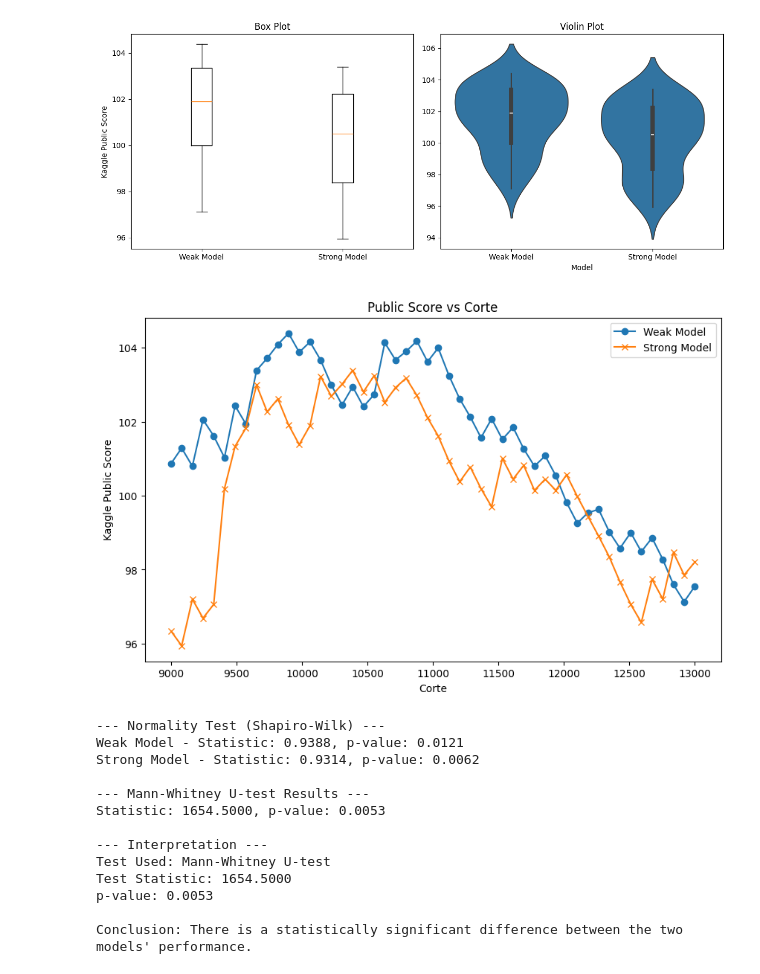
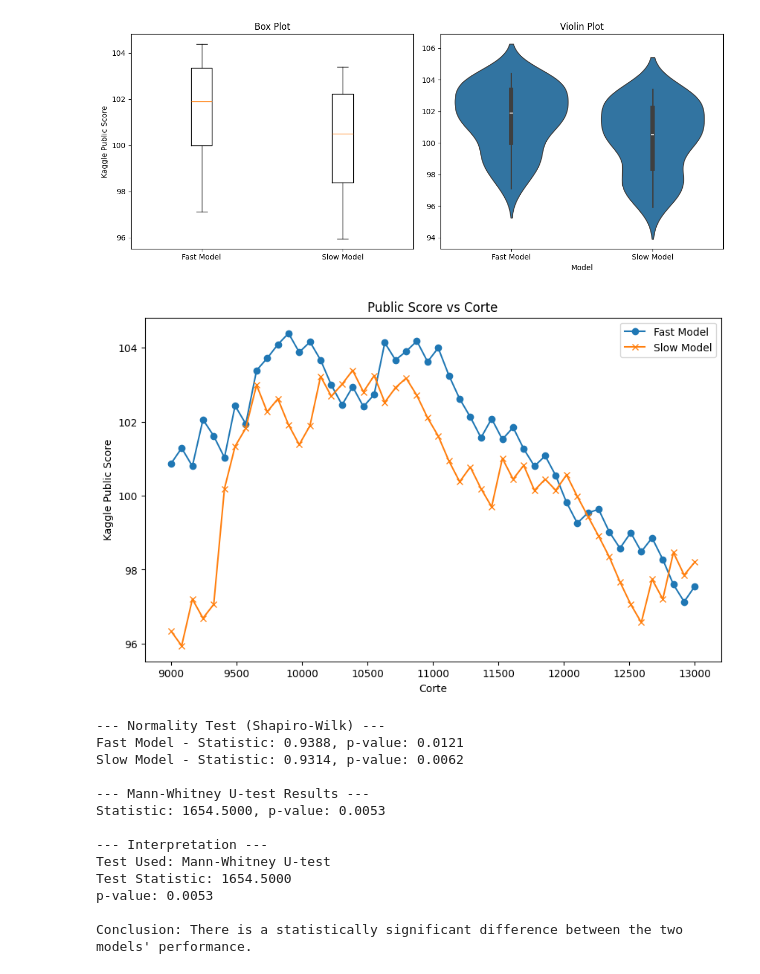
Before and after one commit to ignaciolinari/dmeyf2024, a Jupyter notebook: scripts/9_Compare_models.ipynb, the cells around one changed output. Drawn from its saved outputs; the diff is of its cells as text; code cells hidden in the pictures.

```diff
--- a/scripts/9_Compare_models.ipynb
+++ b/scripts/9_Compare_models.ipynb
@@ -168,53 +168,53 @@ def perform_statistical_tests(fast_df, slow_df):
 print("Current working directory:", os.getcwd())
 
 # Load datasets
-weak_df = load_scores('scores_modelito_exp.csv')
+fast_df = load_scores('scores_modelito_exp.csv')
 slow_df = load_scores('scores_modelito.csv')
 
 # Descriptive Statistics
-weak_stats = describe_scores(weak_df, "Fast Model")
+fast_stats = describe_scores(fast_df, "Fast Model")
 slow_stats = describe_scores(slow_df, "Slow Model")
 
 # Visualizations
-create_visualizations(weak_df, slow_df)
-plot_public_score_vs_corte(weak_df, slow_df)
+create_visualizations(fast_df, slow_df)
+plot_public_score_vs_corte(fast_df, slow_df)
 
 # Statistical Testing
-test_results = perform_statistical_tests(weak_df, slow_df)
+test_results = perform_statistical_tests(fast_df, slow_df)
 
 # Interpretation
 print("\n--- Interpretation ---")
 print(f"Test Used: {test_results['test_name']}")
 print(f"Test Statistic: {test_results['statistic']:.4f}")
 print(f"p-value: {test_results['p_value']:.4f}")
 
 if test_results['p_value'] < 0.05:
     print("\nConclusion: There is a statistically significant difference between the two models' performance.")
 else:
     print("\nConclusion: There is not enough evidence to conclude a significant difference between the two models' performance.")
 # %% [output]
 Current working directory: /Users/ignacio/Documents/GitHub/dmeyf2024/scripts
 
 Dataset: scores_modelito_exp.csv
 Dataset Shape: (50, 5)
 
 Column Info:
 <class 'pandas.core.frame.DataFrame'>
 RangeIndex: 50 entries, 0 to 49
 Data columns (total 5 columns):
  #   Column        Non-Null Count  Dtype
 ---  ------        --------------  -----
  0   Archivo       50 non-null     object
 ... (43 lines left out)
 50%      100.505500
 75%      102.226250
 max      103.387000
 Name: Public score, dtype: float64
 [figure]
-[figure, old version]
+[figure, new version]
 --- Normality Test (Shapiro-Wilk) ---
-Weak Model - Statistic: 0.9388, p-value: 0.0121
-Strong Model - Statistic: 0.9314, p-value: 0.0062
+Fast Model - Statistic: 0.9388, p-value: 0.0121
+Slow Model - Statistic: 0.9314, p-value: 0.0062
 
 --- Mann-Whitney U-test Results ---
 Statistic: 1654.5000, p-value: 0.0053
```
